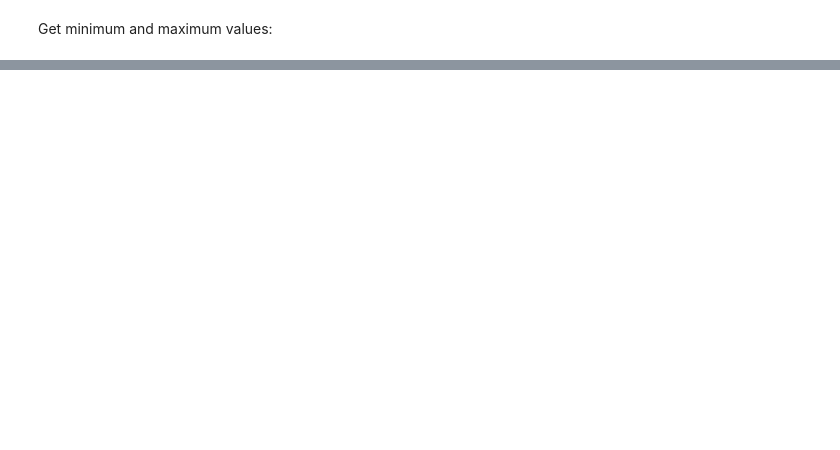
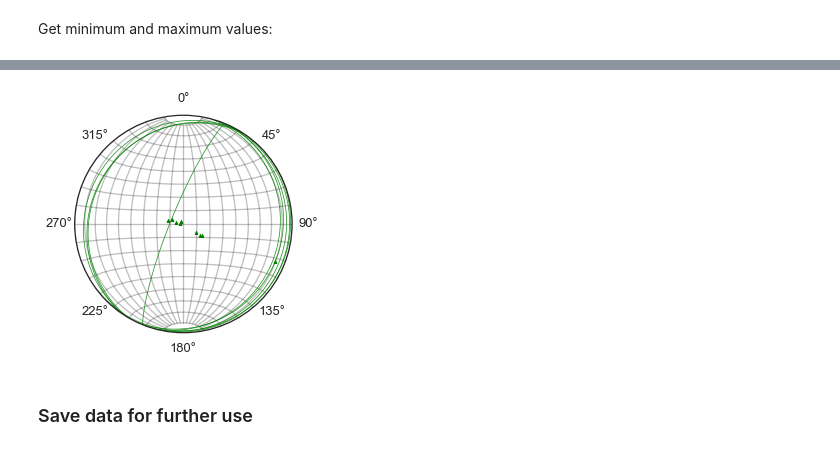
Before and after one commit to cgre-aachen/remote-geomod, a Jupyter notebook: notebooks/Namibia_Okarapehoui.ipynb, the cells around one changed output, grey strips where cells are left out. Saved outputs shown, nothing was run; the diff lists cells and outputs as text; code cells hidden in the pictures; blank space fills up the shorter version.

```diff
--- a/notebooks/Namibia_Okarapehoui.ipynb
+++ b/notebooks/Namibia_Okarapehoui.ipynb
@@ -57,0 +107,3 @@ print(extent.point_sets[0].max)
+# %%
+folder_path = "../projects/Nambia_Okauapehoui/"
+point_sets, formation_names, ps_bool, fn = rgeomod.read_kml_files(folder_path)
@@ -57,0 +142,2 @@ print(extent.point_sets[0].max)
+# %%
+rgeomod.fit_planes_to_points(point_sets)
@@ -57,0 +146,3 @@ print(extent.point_sets[0].max)
+# %%
+interfaces, foliations = rgeomod.convert_to_df(point_sets, formation_names, fn, ps_bool)
+rgeomod.plot_input_data_3d_scatter(interfaces, foliations)
@@ -57,0 +152,10 @@ print(extent.point_sets[0].max)
+# %%
+fig = plt.figure()
+ax = fig.add_subplot(111, projection='stereonet')
+ax.pole(foliations["azimuth"], foliations["dip"], 'g^', markersize=4)
+ax.plane(foliations["azimuth"], foliations["dip"], 'g-', linewidth=0.75, alpha=0.85)
+ax.grid(True, color="black", alpha=0.25)
+# %% [output]
+[figure, added]
+# %% [markdown]
+### Save data for further use
```
Also changed, not shown: parts of 43 cells of this notebook, 7 other files.
